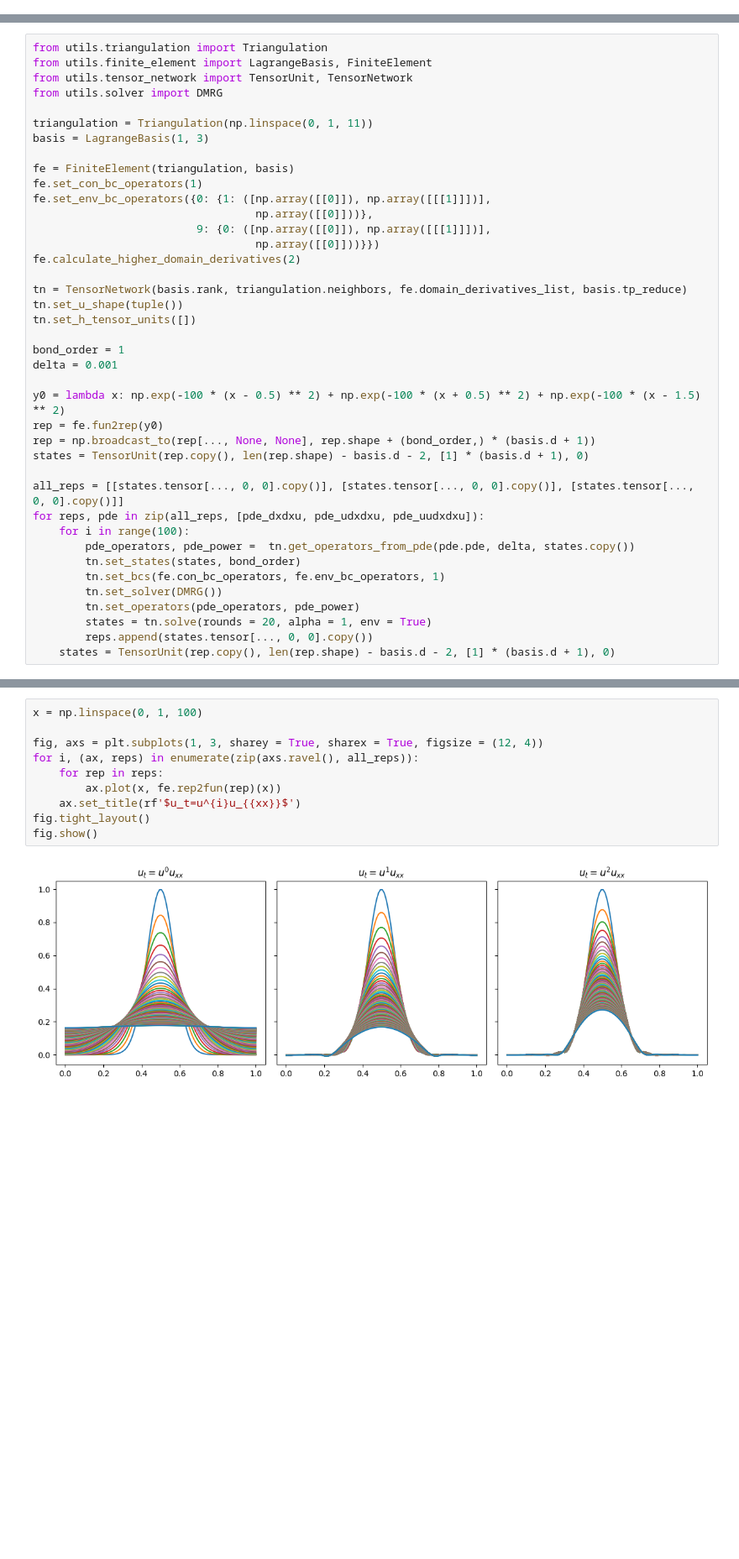
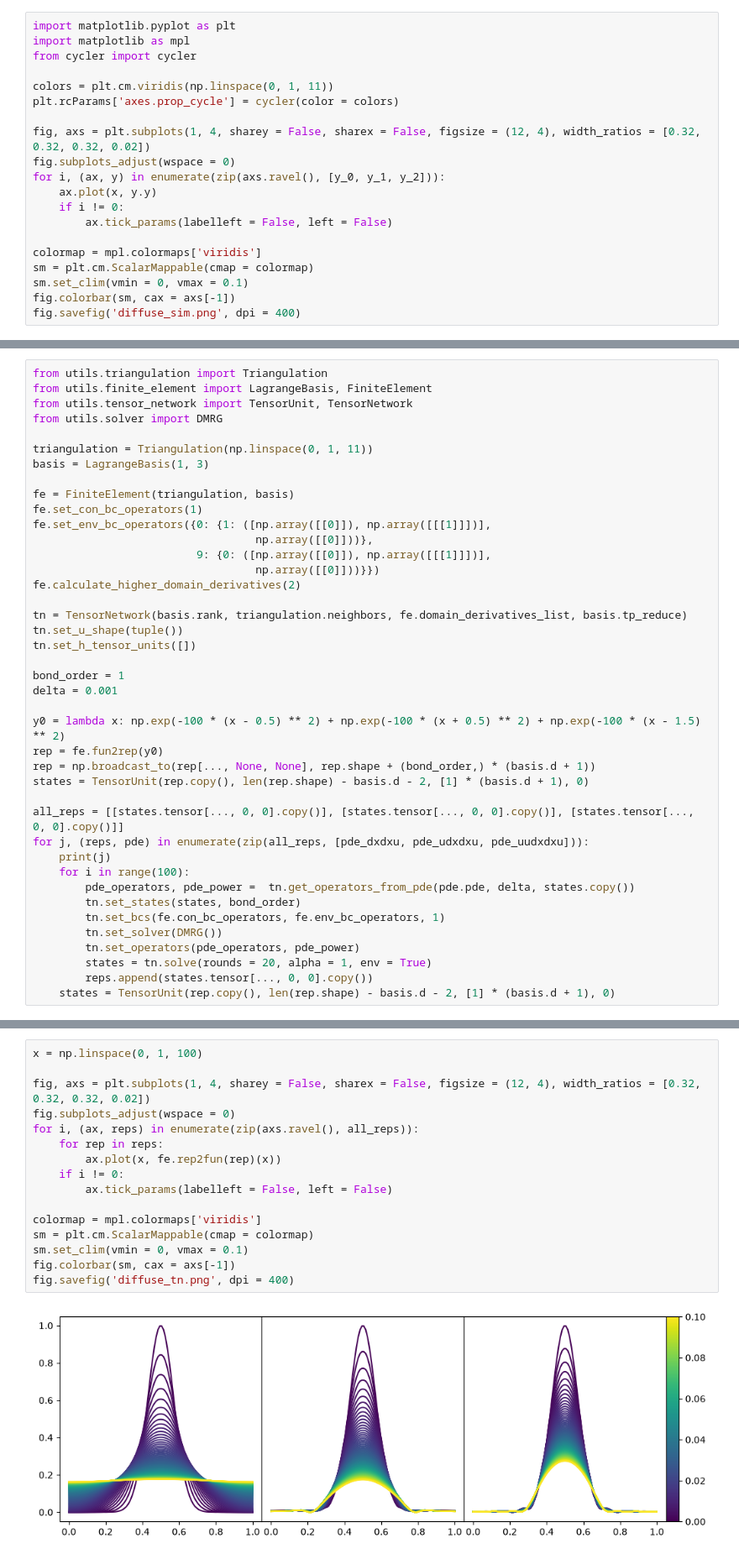
Before and after one commit to c-earth/TNPDE, a Jupyter notebook: 07_diffusion.ipynb, the cells around one changed output, grey strips where cells are left out. Shown at 84% size. Drawn from its saved outputs; the diff is of its cells as text; blank space fills up the shorter version.

```diff
--- a/07_diffusion.ipynb
+++ b/07_diffusion.ipynb
@@ -43,0 +33,20 @@ fig.show()
+# %%
+import matplotlib.pyplot as plt
+import matplotlib as mpl
+from cycler import cycler
+
+colors = plt.cm.viridis(np.linspace(0, 1, 11))
+plt.rcParams['axes.prop_cycle'] = cycler(color = colors)
+
+fig, axs = plt.subplots(1, 4, sharey = False, sharex = False, figsize = (12, 4), width_ratios = [0.32, 0.32, 0.32, 0.02])
+fig.subplots_adjust(wspace = 0)
+for i, (ax, y) in enumerate(zip(axs.ravel(), [y_0, y_1, y_2])):
+    ax.plot(x, y.y)
+    if i != 0:
+        ax.tick_params(labelleft = False, left = False)
+
+colormap = mpl.colormaps['viridis']
+sm = plt.cm.ScalarMappable(cmap = colormap)
+sm.set_clim(vmin = 0, vmax = 0.1)
+fig.colorbar(sm, cax = axs[-1])
+fig.savefig('diffuse_sim.png', dpi = 400)
@@ -81,7 +92,8 @@ rep = np.broadcast_to(rep[..., None, None], rep.shape + (bond_order,) * (basis.d
 states = TensorUnit(rep.copy(), len(rep.shape) - basis.d - 2, [1] * (basis.d + 1), 0)
 
 all_reps = [[states.tensor[..., 0, 0].copy()], [states.tensor[..., 0, 0].copy()], [states.tensor[..., 0, 0].copy()]]
-for reps, pde in zip(all_reps, [pde_dxdxu, pde_udxdxu, pde_uudxdxu]):
+for j, (reps, pde) in enumerate(zip(all_reps, [pde_dxdxu, pde_udxdxu, pde_uudxdxu])):
+    print(j)
     for i in range(100):
         pde_operators, pde_power =  tn.get_operators_from_pde(pde.pde, delta, states.copy())
         tn.set_states(states, bond_order)
@@ -94,13 +109,19 @@ for reps, pde in zip(all_reps, [pde_dxdxu, pde_udxdxu, pde_uudxdxu]):
 # %%
 x = np.linspace(0, 1, 100)
 
-fig, axs = plt.subplots(1, 3, sharey = True, sharex = True, figsize = (12, 4))
+fig, axs = plt.subplots(1, 4, sharey = False, sharex = False, figsize = (12, 4), width_ratios = [0.32, 0.32, 0.32, 0.02])
+fig.subplots_adjust(wspace = 0)
 for i, (ax, reps) in enumerate(zip(axs.ravel(), all_reps)):
     for rep in reps:
         ax.plot(x, fe.rep2fun(rep)(x))
-    ax.set_title(rf'$u_t=u^{i}u_{{xx}}$')
-fig.tight_layout()
-fig.show()
+    if i != 0:
+        ax.tick_params(labelleft = False, left = False)
+
+colormap = mpl.colormaps['viridis']
+sm = plt.cm.ScalarMappable(cmap = colormap)
+sm.set_clim(vmin = 0, vmax = 0.1)
+fig.colorbar(sm, cax = axs[-1])
+fig.savefig('diffuse_tn.png', dpi = 400)
 # %% [output]
-[figure, old version]
+[figure, new version]
 # %%
```
Also changed, not shown: parts of 5 cells of this notebook, 1 other file.
